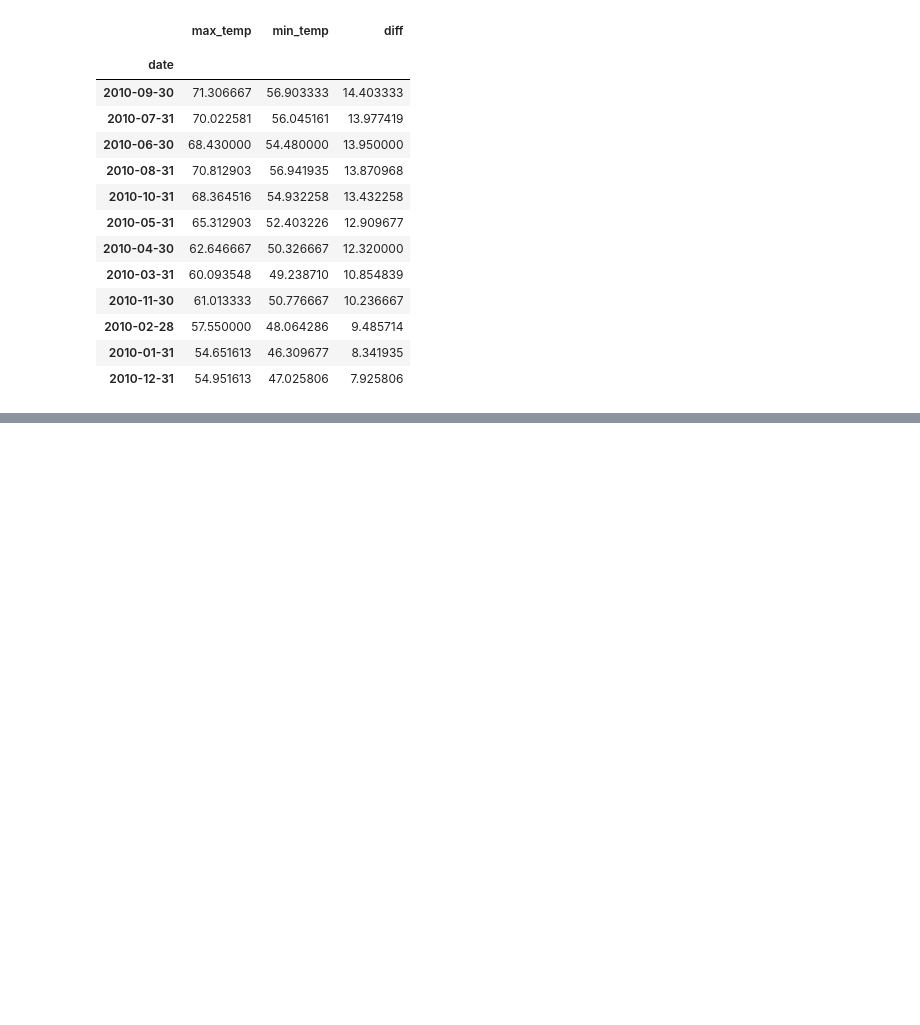
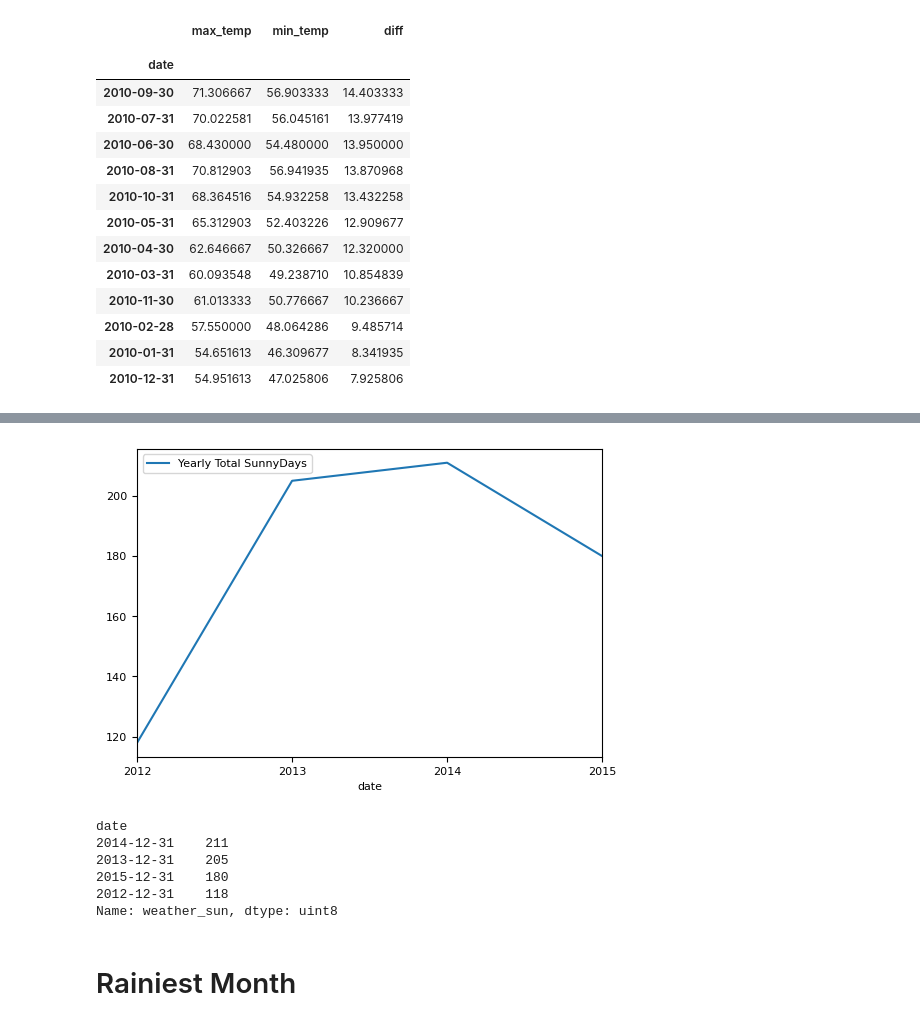
Before and after one commit to RichardAlcabes22/time-series-exercises, a Jupyter notebook: working_w_time_series_data.ipynb, the cells around one changed output, grey strips where cells are left out. Cells and saved outputs as stored; diff of their text form; code cells hidden in the pictures; blank space fills up the shorter version.

```diff
--- a/working_w_time_series_data.ipynb
+++ b/working_w_time_series_data.ipynb
@@ -207,0 +333,3 @@ daily_diff_by_month.sort_values(['diff'],ascending=False) # Sept greatest daily
+# %%
+df_num_cols = df_num.columns
+df_cat = df.drop(columns=df_num_cols)
@@ -207,0 +353,2 @@ daily_diff_by_month.sort_values(['diff'],ascending=False) # Sept greatest daily
+# %%
+df_cat = pd.get_dummies(df_cat)
@@ -207,0 +372,3 @@ daily_diff_by_month.sort_values(['diff'],ascending=False) # Sept greatest daily
+# %%
+bye_cols = ['weather_fog','weather_rain', 'weather_snow', 'weather_drizzle']
+df_sun = df_cat.drop(columns=bye_cols)
@@ -207,0 +403,19 @@ daily_diff_by_month.sort_values(['diff'],ascending=False) # Sept greatest daily
+# %%
+yearly_sum_df = df_sun.resample('Y').sum()
+# %%
+yearly_sum_df['weather_sun'].plot(label='Yearly Total SunnyDays')
+plt.legend()
+plt.show()
+# %% [output]
+[figure, added]
+# %%
+yearly_sum_df['weather_sun'].sort_values(ascending=False) # 2014 Sunniest Year
+# %% [output]
+date
+2014-12-31    211
+2013-12-31    205
+2015-12-31    180
+2012-12-31    118
+Name: weather_sun, dtype: uint8
+# %% [markdown]
+# Rainiest Month
```
Also changed, not shown: parts of 47 cells of this notebook.
